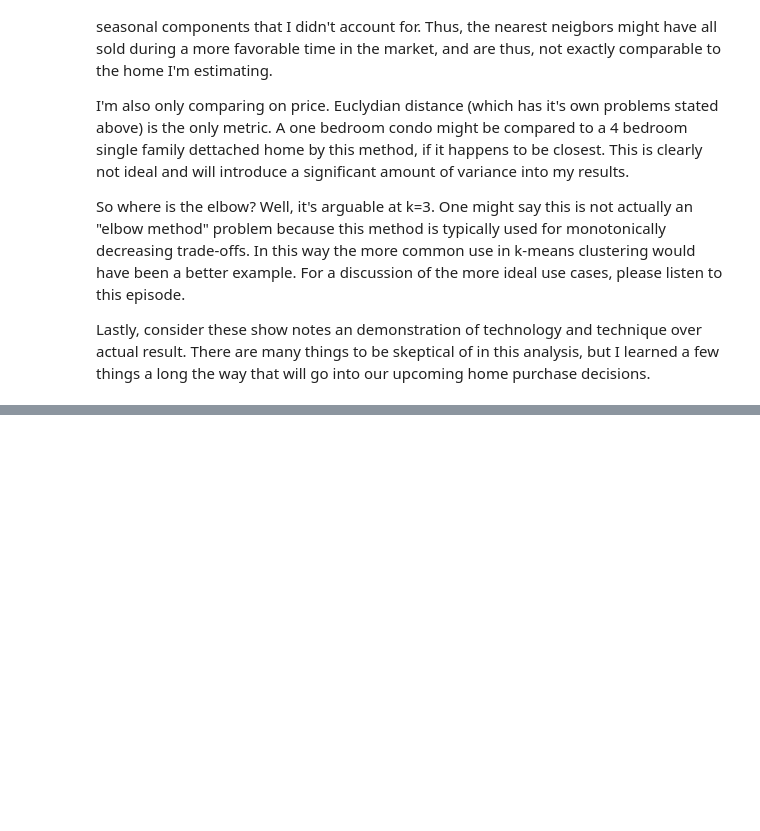
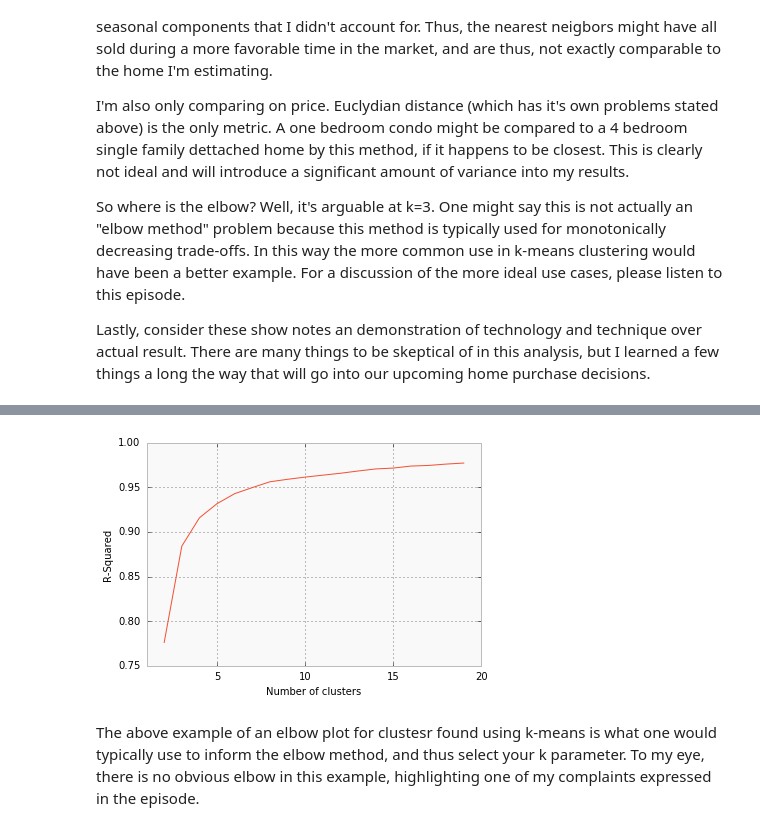
Before and after one commit to data-skeptic/dataskeptic, a Jupyter notebook: shownotes/the-elbow-method.ipynb, the cells around one changed output, grey strips where cells are left out. Cells and saved outputs as stored; diff of their text form; code cells hidden in the pictures; blank space fills up the shorter version.

Commit message:
show notes

```diff
--- a/shownotes/the-elbow-method.ipynb
+++ b/shownotes/the-elbow-method.ipynb
@@ -273,0 +284,47 @@ Lastly, consider these show notes an demonstration of technology and technique o
+# %%
+X = iris.data
+rsqs = []
+ks = range(2,20)
+for k in ks:
+    km = KMeans(n_clusters=k)
+    fit = km.fit(X)
+    # Calculate the R-squared for the cluster, which is explained (within variance) over total variance
+
+    labels = fit.predict(X)
+    y = pd.DataFrame(labels, columns=['cluster'])
+    x = pd.DataFrame(X, columns=['x0','x1','x2','x3'])
+    df = pd.concat([x, y], axis=1)
+    centroids = df.groupby(['cluster']).mean()
+    centroids.columns = ['c0', 'c1', 'c2', 'c3']
+    mcentroid = df[['x0', 'x1', 'x2', 'x3']].mean()
+    df.set_index('cluster', inplace=True)
+    df = df.join(centroids, how='outer')
+
+    # sum of squared error within each cluster
+    df['sse'] = (df['x0']-df['c0']).apply(lambda x: math.pow(x, 2)) \
+              + (df['x1']-df['c1']).apply(lambda x: math.pow(x, 2)) \
+              + (df['x2']-df['c2']).apply(lambda x: math.pow(x, 2)) \
+              + (df['x3']-df['c3']).apply(lambda x: math.pow(x, 2))
+
+    # sum of squared error total
+    df['m0'] = mcentroid['x0']
+    df['m1'] = mcentroid['x1']
+    df['m2'] = mcentroid['x2']
+    df['m3'] = mcentroid['x3']
+    df['tse'] = (df['x0']-df['m0']).apply(lambda x: math.pow(x, 2)) \
+              + (df['x1']-df['m1']).apply(lambda x: math.pow(x, 2)) \
+              + (df['x2']-df['m2']).apply(lambda x: math.pow(x, 2)) \
+              + (df['x3']-df['m3']).apply(lambda x: math.pow(x, 2))
+
+    rsq = 1 - df['sse'].sum() / df['tse'].sum()
+    rsqs.append(rsq)
+# %%
+plt.plot(ks, rsqs)
+plt.xlabel('Number of clusters')
+plt.ylabel('R-Squared')
+plt.xlim(1,20)
+plt.show()
+# %% [output]
+[figure, added]
+# %% [markdown]
+The above example of an elbow plot for clustesr found using k-means is what one would typically use to inform the elbow method, and thus select your k parameter.  To my eye, there is no obvious elbow in this example, highlighting one of my complaints expressed in the episode.
```
Also changed, not shown: parts of 3 cells of this notebook.
